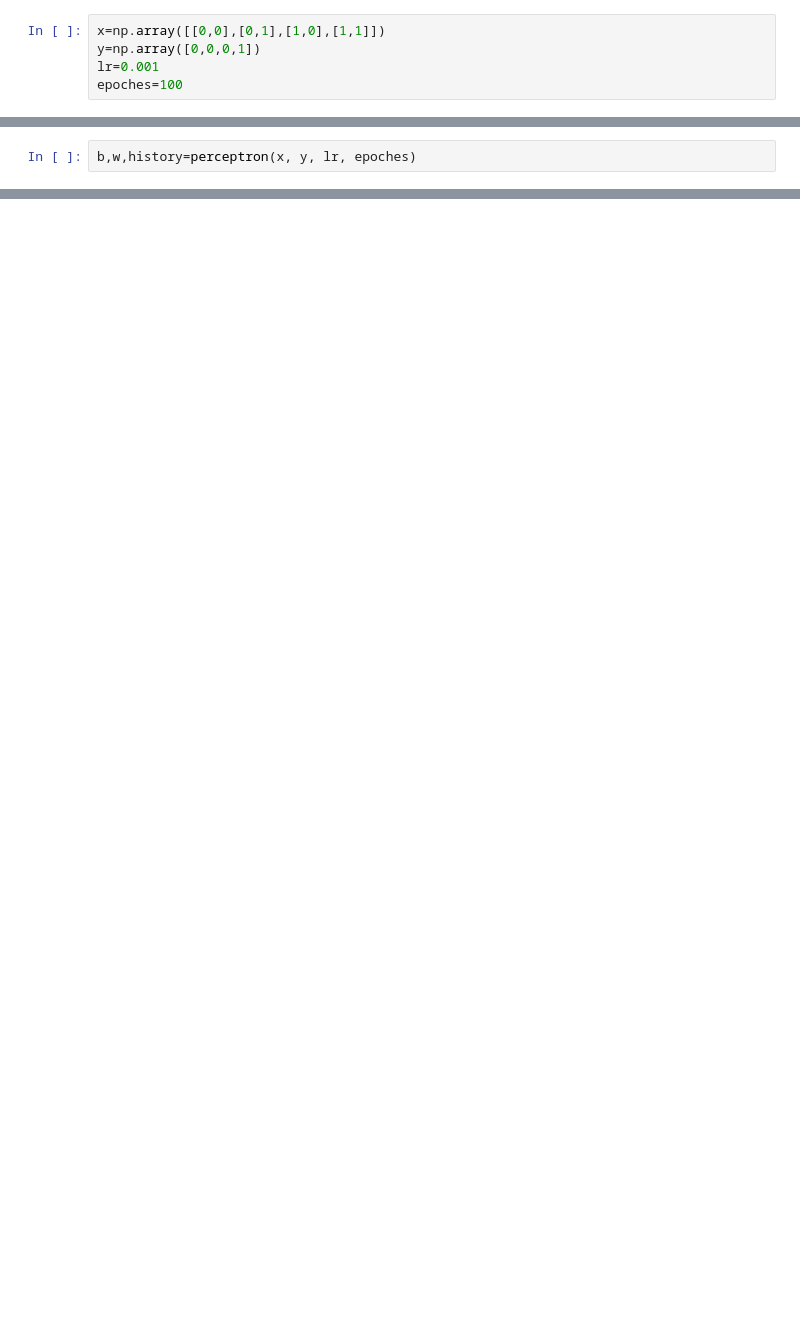
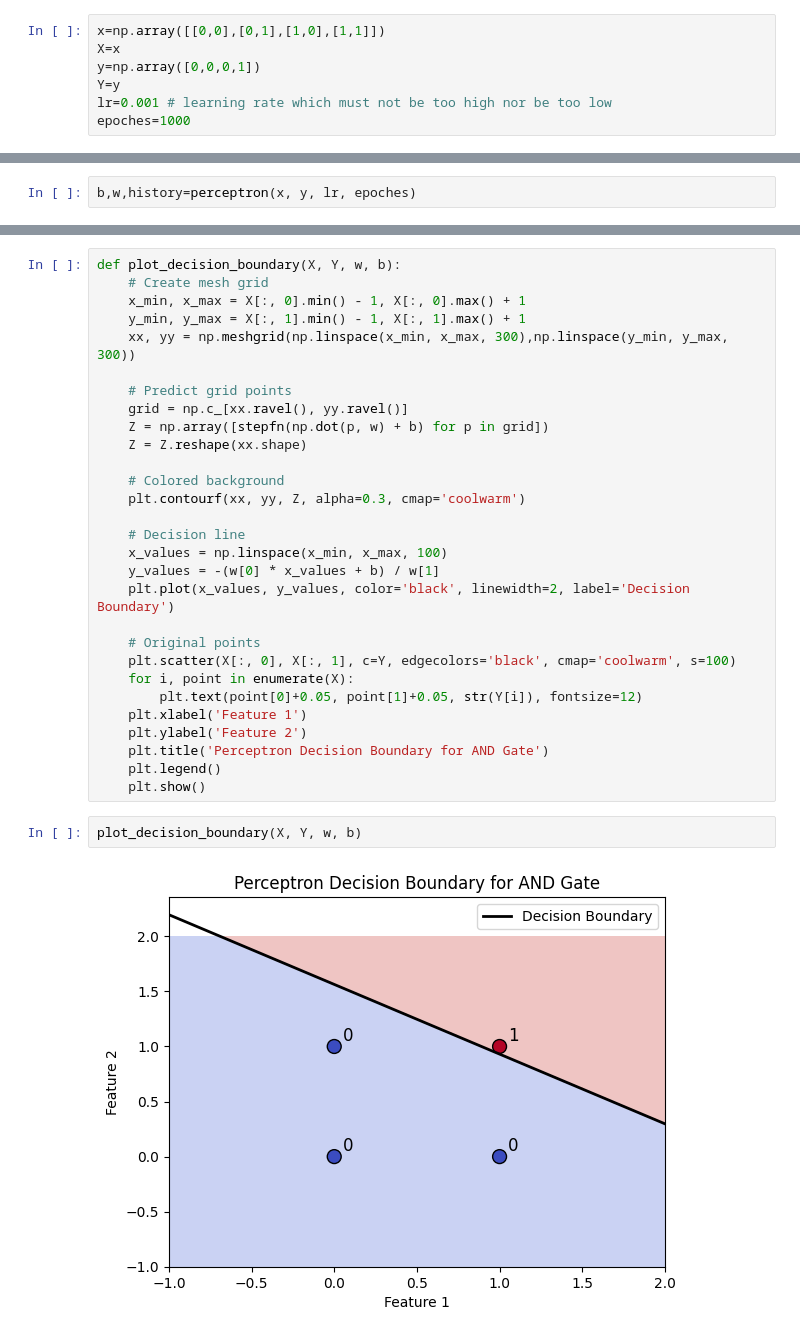
Before and after one commit to Sh1vam/MTech, a Jupyter notebook: MTech/Neural_Networks/1_single_layer_perceptron.ipynb, the cells around one changed output, grey strips where cells are left out. Cells and saved outputs as stored; diff of their text form; blank space fills up the shorter version.

Commit message:
for AND Gate

```diff
--- a/MTech/Neural_Networks/1_single_layer_perceptron.ipynb
+++ b/MTech/Neural_Networks/1_single_layer_perceptron.ipynb
@@ -4,5 +27,7 @@ import matplotlib.pyplot as plt
 # %%
 x=np.array([[0,0],[0,1],[1,0],[1,1]])
+X=x
 y=np.array([0,0,0,1])
-lr=0.001
-epoches=100
+Y=y
+lr=0.001 # learning rate which must not be too high nor be too low
+epoches=1000
@@ -176,0 +186,33 @@ plt.show()
+# %%
+def plot_decision_boundary(X, Y, w, b):
+    # Create mesh grid
+    x_min, x_max = X[:, 0].min() - 1, X[:, 0].max() + 1
+    y_min, y_max = X[:, 1].min() - 1, X[:, 1].max() + 1
+    xx, yy = np.meshgrid(np.linspace(x_min, x_max, 300),np.linspace(y_min, y_max, 300))
+
+    # Predict grid points
+    grid = np.c_[xx.ravel(), yy.ravel()]
+    Z = np.array([stepfn(np.dot(p, w) + b) for p in grid])
+    Z = Z.reshape(xx.shape)
+
+    # Colored background
+    plt.contourf(xx, yy, Z, alpha=0.3, cmap='coolwarm')
+
+    # Decision line
+    x_values = np.linspace(x_min, x_max, 100)
+    y_values = -(w[0] * x_values + b) / w[1]
+    plt.plot(x_values, y_values, color='black', linewidth=2, label='Decision Boundary')
+
+    # Original points
+    plt.scatter(X[:, 0], X[:, 1], c=Y, edgecolors='black', cmap='coolwarm', s=100)
+    for i, point in enumerate(X):
+        plt.text(point[0]+0.05, point[1]+0.05, str(Y[i]), fontsize=12)
+    plt.xlabel('Feature 1')
+    plt.ylabel('Feature 2')
+    plt.title('Perceptron Decision Boundary for AND Gate')
+    plt.legend()
+    plt.show()
+# %%
+plot_decision_boundary(X, Y, w, b)
+# %% [output]
+[figure, added]
```
Also changed, not shown: parts of 28 cells of this notebook, 1 other file.
